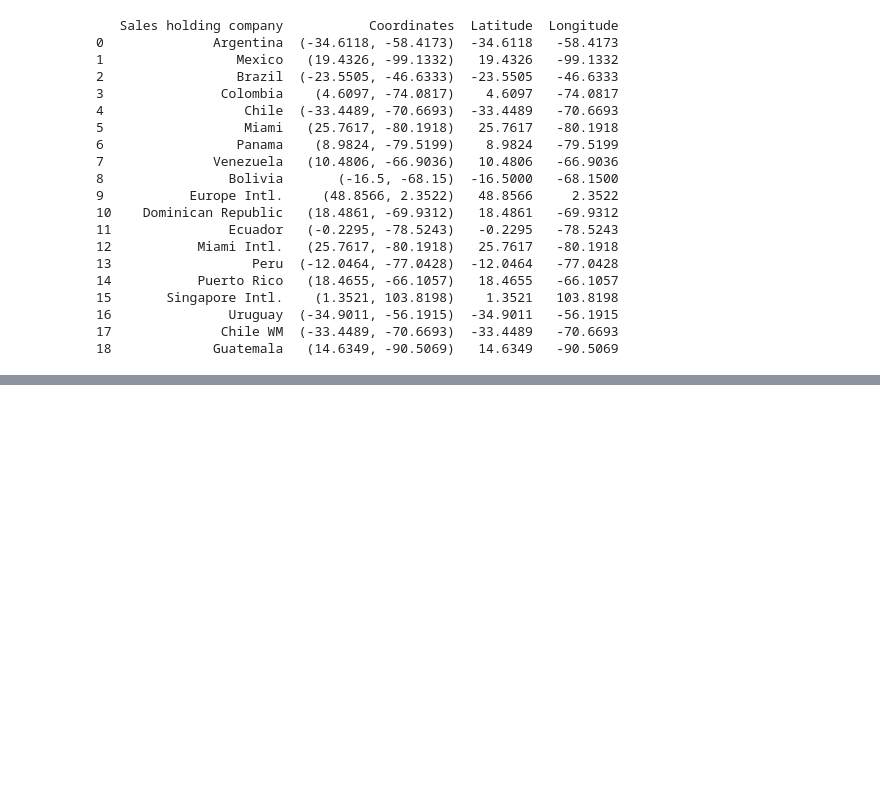
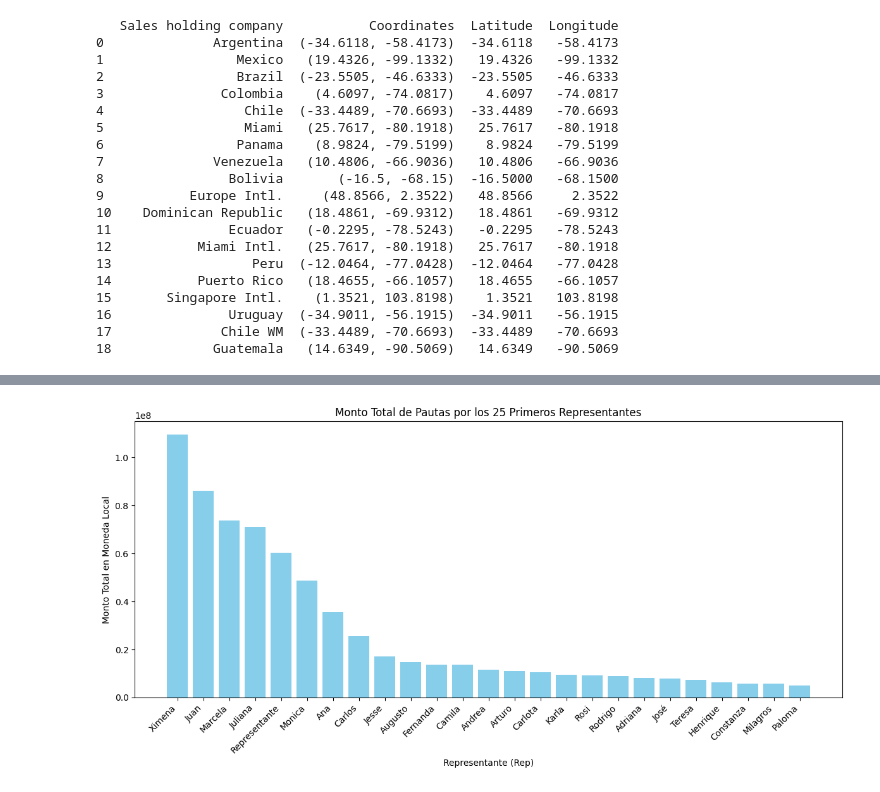
Before and after one commit to johvazquez/Ingenias_proyecto, a Jupyter notebook: notebooks/graficos_de_pautas_publicitarias.ipynb, the cells around one changed output, grey strips where cells are left out. Cells and saved outputs as stored; diff of their text form; code cells hidden in the pictures; blank space fills up the shorter version.

```diff
--- a/notebooks/graficos_de_pautas_publicitarias.ipynb
+++ b/notebooks/graficos_de_pautas_publicitarias.ipynb
@@ -215,3 +215,24 @@ mapa.save('mapa_publicidad.html')
 mapa
 # %% [output]
 [interactive output not drawn]
+# %%
+# Agrupa los datos por la columna "Rep" y suma los montos brutos de facturas
+rep_totals = pp.groupby('Rep')['Invoice amount gross home currency'].sum().reset_index()
+
+# Ordena los resultados por monto en orden descendente
+rep_totals = rep_totals.sort_values(by='Invoice amount gross home currency', ascending=False)
+
+# Selecciona los primeros 25 representantes
+top_25_representantes = rep_totals.head(25)
+
+# Crea un gráfico de barras
+plt.figure(figsize=(12, 6))
+plt.bar(top_25_representantes['Rep'], top_25_representantes['Invoice amount gross home currency'], color='skyblue')
+plt.xlabel('Representante (Rep)')
+plt.ylabel('Monto Total en Moneda Local')
+plt.title('Monto Total de Pautas por los 25 Primeros Representantes')
+plt.xticks(rotation=45, ha='right')  # Para rotar las etiquetas del eje x si son largas
+plt.tight_layout()  # Ajusta el diseño del gráfico
+plt.show()
+# %% [output]
+[figure, added]
```
Also changed, not shown: parts of 1 cell of this notebook.
